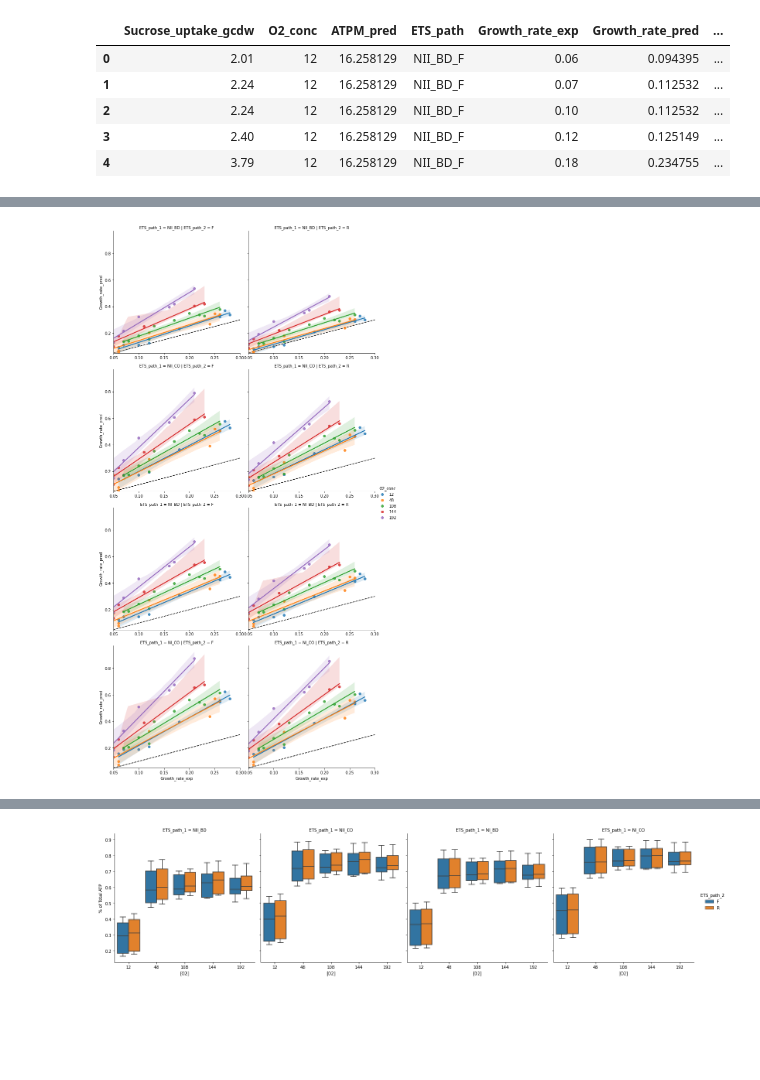
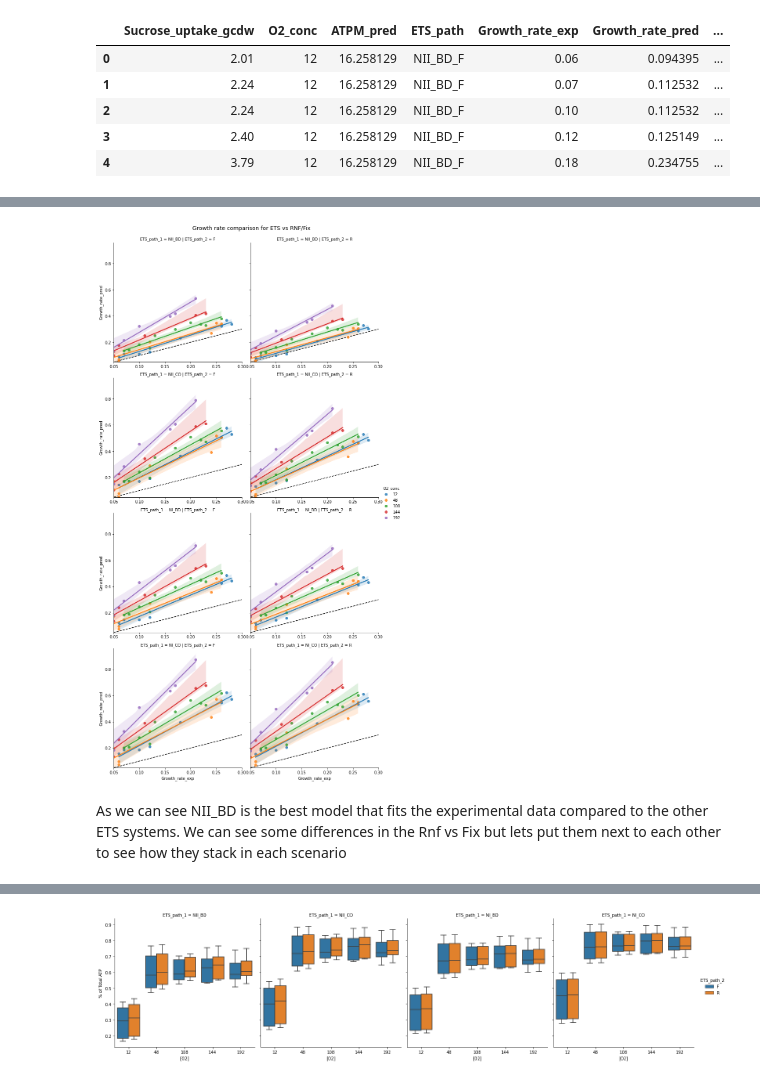
Before and after one commit to alexander-alleman/Azotobactervinelandii_metabolicmodel, a Jupyter notebook: Notebooks/ATPM_compare.ipynb, the cells around one changed output, grey strips where cells are left out. Drawn from its saved outputs; the diff is of its cells as text; code cells hidden in the pictures; blank space fills up the shorter version.

```diff
--- a/Notebooks/ATPM_compare.ipynb
+++ b/Notebooks/ATPM_compare.ipynb
@@ -351,12 +349,16 @@ g.savefig('../Outputs/Maintenance_rates/GR_compare_O2_FR.tiff', dpi = 60)
 # %%
 g =sns.lmplot(data = growth_compare, x = 'Growth_rate_exp', y ='Growth_rate_pred', row = 'ETS_path_1', col = 'ETS_path_2', hue = "O2_conc",
               sharey = True, sharex = False)
 for ax in g.axes.flat:
     ax.axline((0, 0), slope=1, ls="--", c = 'k', zorder=0)
 g.set(ylim=(0.05, None), xlim =(0.05, 0.3))
-g.savefig('../Outputs/Maintenance_rates/GR_compare_ETS_FR.tiff', dpi = 60)
+g.fig.subplots_adjust(top=0.95)
+g.fig.suptitle('Growth rate comparison for ETS vs RNF/Fix', size = 14)
+g.savefig('../Outputs/ATPM_compare/GR_compare_ETS_FR.tiff', dpi = 60)
 # %% [output]
-[figure, old version]
+[figure, new version]
+# %% [markdown]
+As we can see NII_BD is the best model that fits the experimental data compared to the other ETS systems. We can see some differences in the Rnf vs Fix but lets put them next to each other to see how they stack in each scenario
 # %%
 g =sns.lmplot(data = growth_compare, x = 'Growth_rate_exp', y ='Growth_rate_pred', row = 'ETS_path_1', col = 'O2_conc', hue = 'ETS_path_2',
               sharey = False, sharex = False, ci = None)
```
Also changed, not shown: parts of 16 cells of this notebook, 5 other files.
